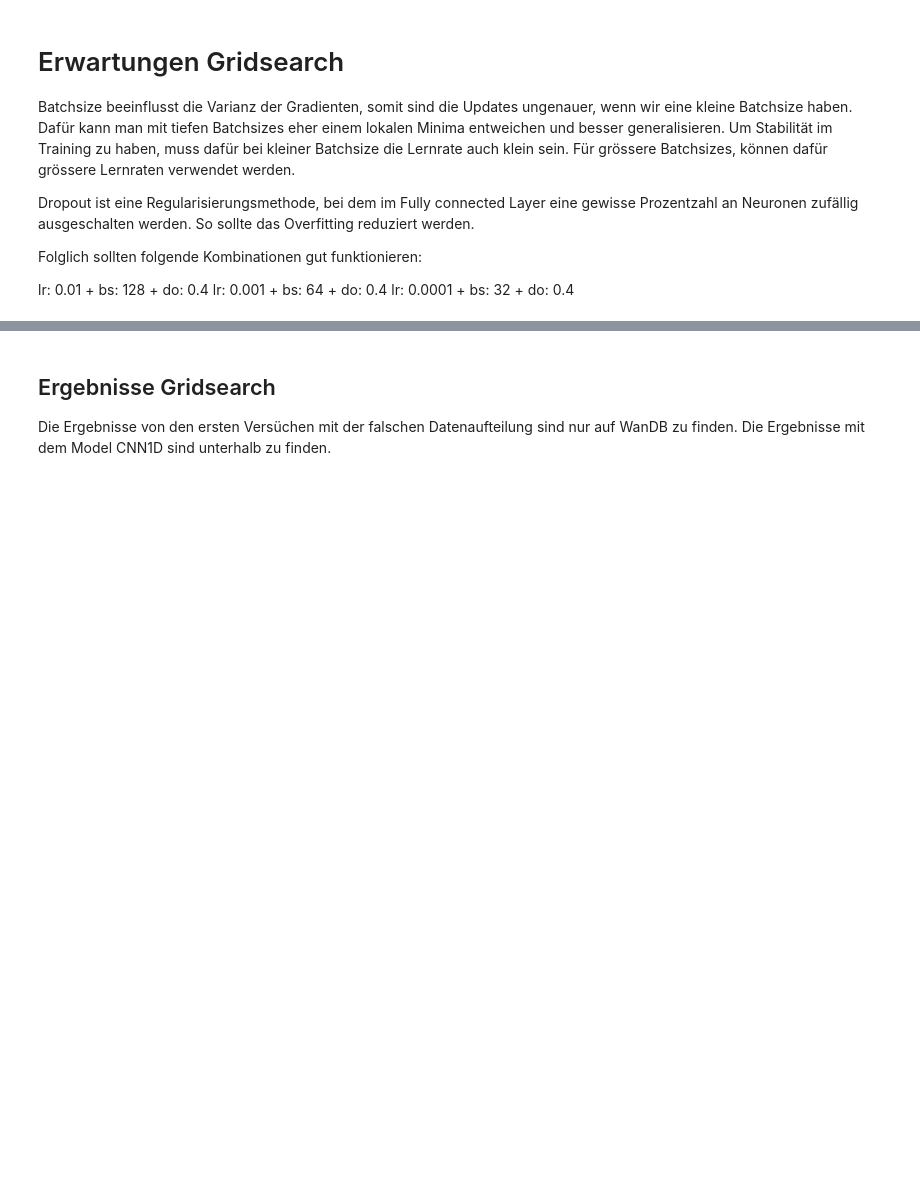
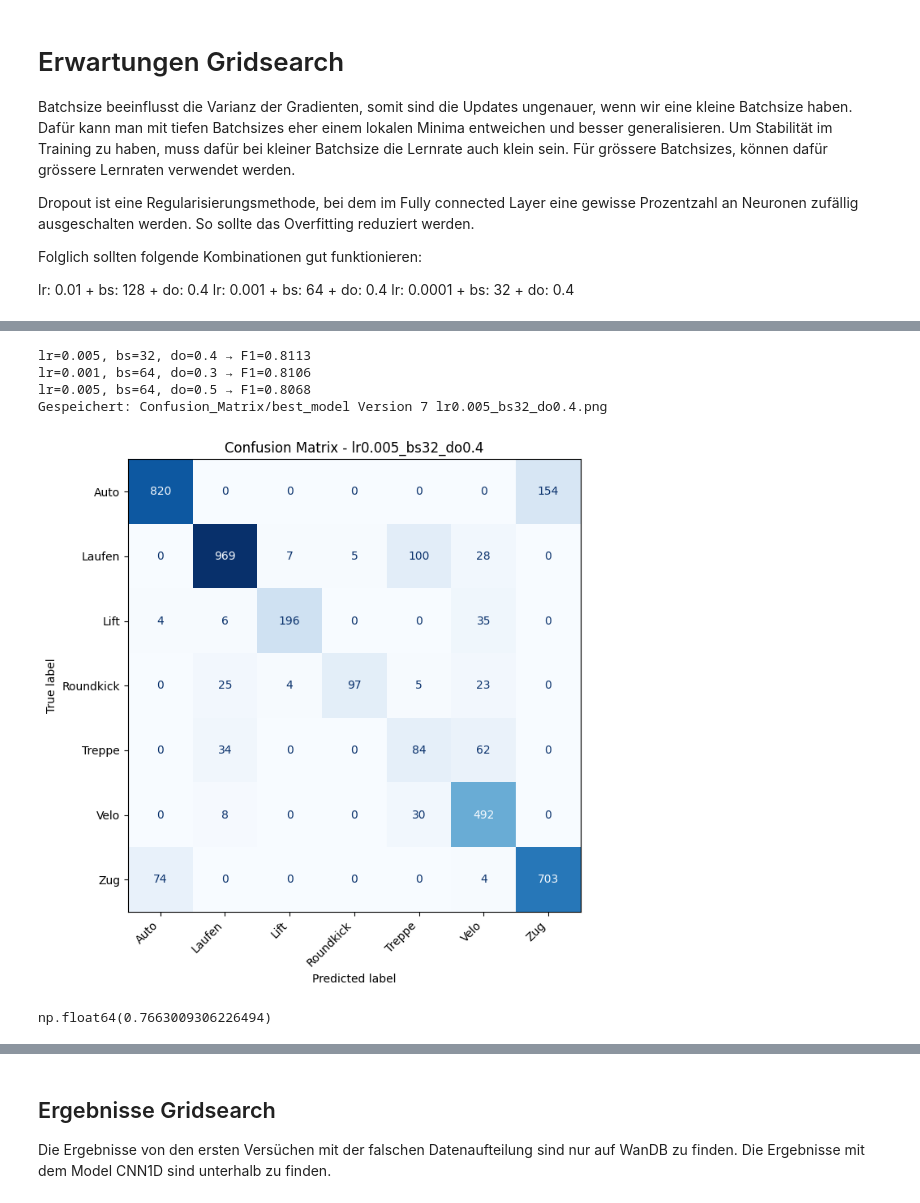
Before and after one commit to raphaelschuepbach/Sensor-based-Activity-Recognition, a Jupyter notebook: Model_Notebooks/Deep_Learning.ipynb, the cells around one changed output, grey strips where cells are left out. Saved outputs shown, nothing was run; the diff lists cells and outputs as text; code cells hidden in the pictures; blank space fills up the shorter version.

```diff
--- a/Model_Notebooks/Deep_Learning.ipynb
+++ b/Model_Notebooks/Deep_Learning.ipynb
@@ -547,3 +590,33 @@ Run summary:
+# %%
+# Top-3 anzeigen zur Übersicht
+for r in results[:3]:
+    print(f"lr={r['lr']}, bs={r['batch_size']}, do={r['dropout']} --> F1={r['best_val_f1']:.4f}")
+
+# Bestes Modell nehmen
+best_result = results[0]
+best_model = best_result["model"]
+
+test_loader = DataLoader(test_ds, batch_size=64, shuffle=False)
+
+# Confusion Matrix direkt plotten
+plot_confusion_matrix(
+    model = best_model,
+    loader = test_loader,
+    device = device,
+    class_names = le.classes_,
+    name = f"Confusion Matrix - lr{best_result['lr']}_bs{best_result['batch_size']}_do{best_result['dropout']}",
+    save_path = f"Confusion_Matrix/best_model Version 7 lr{best_result['lr']}_bs{best_result['batch_size']}_do{best_result['dropout']}.png"
+)
+# %% [output]
+lr=0.005, bs=32, do=0.4 → F1=0.8113
+lr=0.001, bs=64, do=0.3 → F1=0.8106
+lr=0.005, bs=64, do=0.5 → F1=0.8068
+Gespeichert: Confusion_Matrix/best_model Version 7 lr0.005_bs32_do0.4.png
+[figure, added]
+# %%
+best_val_f1
+# %% [output]
+np.float64(0.7663009306226494)
 # %%
 print("\n" + "="*60)
 print("TOP 3 KONFIGURATIONEN")
```
Also changed, not shown: parts of 20 cells of this notebook, 4 other files.
